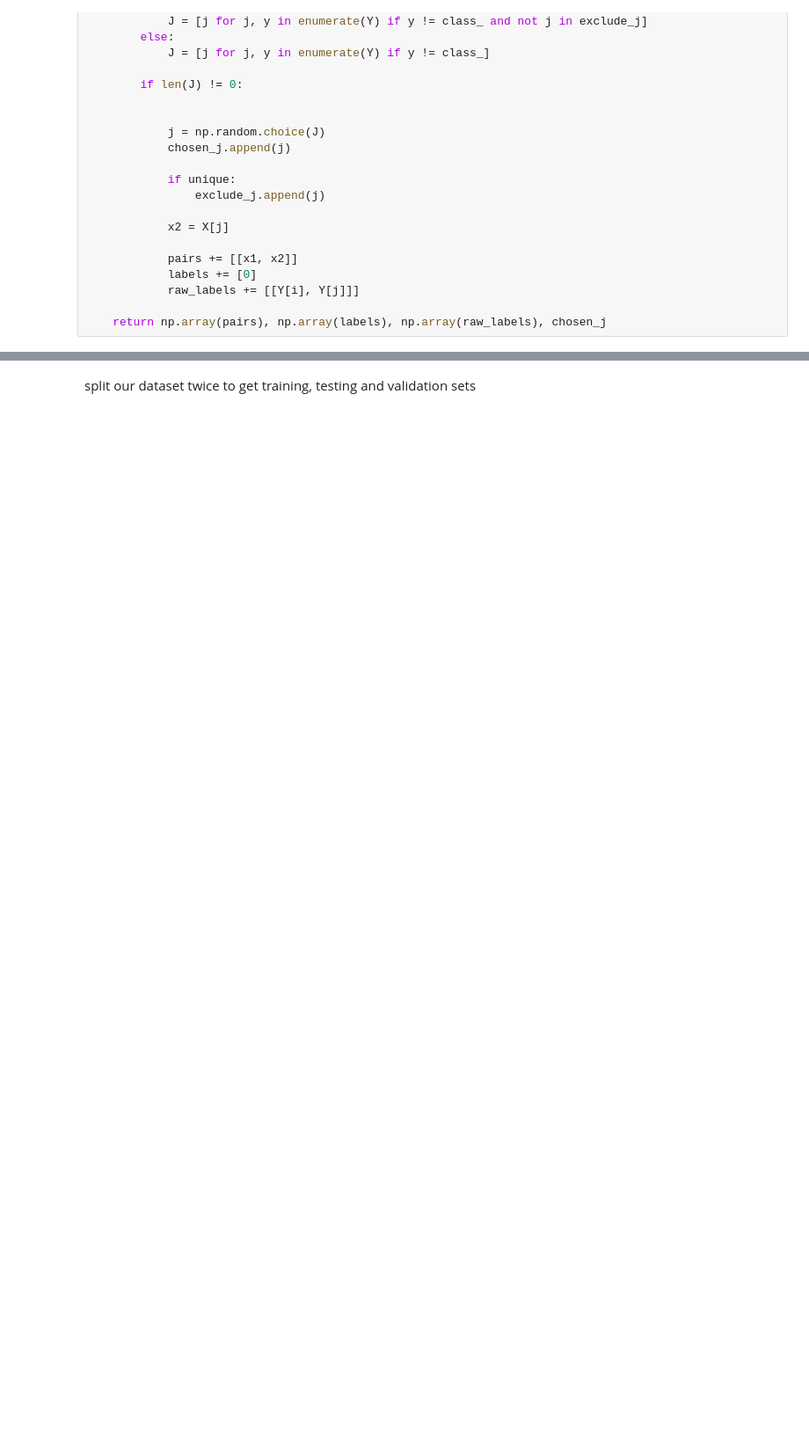
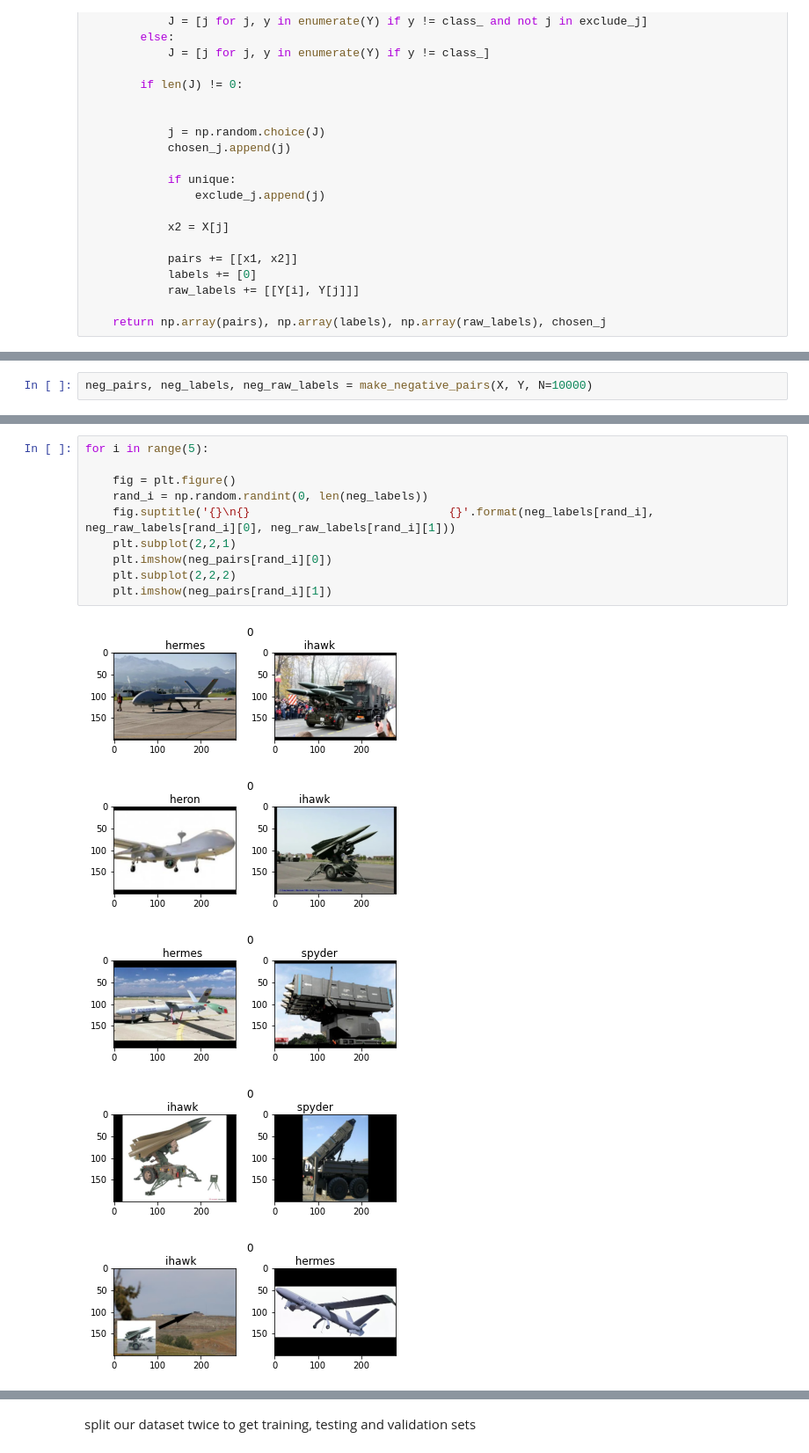
Before and after one commit to beetee17/few_shot_learning, a Jupyter notebook: main/missile.ipynb, the cells around one changed output, grey strips where cells are left out. Shown at 88% size. Cells and saved outputs as stored; diff of their text form; blank space fills up the shorter version.

```diff
--- a/main/missile.ipynb
+++ b/main/missile.ipynb
@@ -384,0 +446,2 @@ saved raw_labels to /preprocess/raw_labels.h5!
+# %%
+neg_pairs, neg_labels, neg_raw_labels = make_negative_pairs(X, Y, N=10000)
@@ -384,0 +485,16 @@ saved raw_labels to /preprocess/raw_labels.h5!
+# %%
+for i in range(5):
+
+    fig = plt.figure()
+    rand_i = np.random.randint(0, len(neg_labels))
+    fig.suptitle('{}\n{}                             {}'.format(neg_labels[rand_i], neg_raw_labels[rand_i][0], neg_raw_labels[rand_i][1]))
+    plt.subplot(2,2,1)
+    plt.imshow(neg_pairs[rand_i][0])
+    plt.subplot(2,2,2)
+    plt.imshow(neg_pairs[rand_i][1])
+# %% [output]
+[figure, added]
+[figure, added]
+[figure, added]
+[figure, added]
+[figure, added]
```
Also changed, not shown: parts of 42 cells of this notebook.
